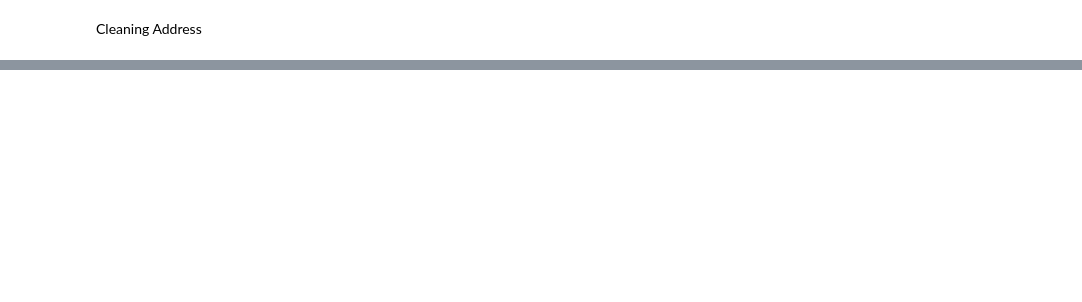
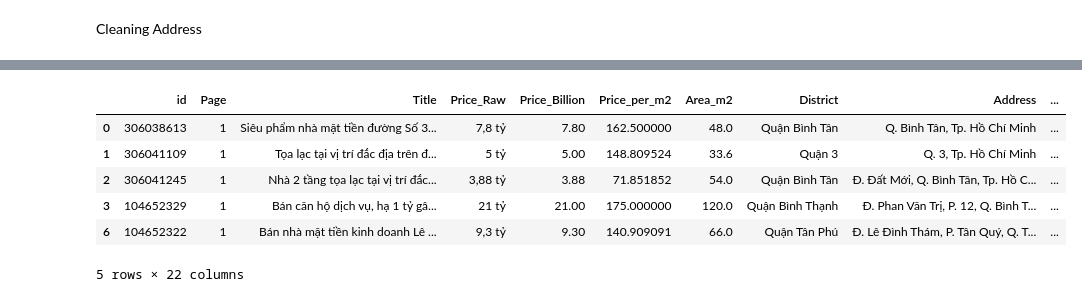
Before and after one commit to MinhTruc09/Predicting-House-Prices-TPHCM, a Jupyter notebook: notebooks/00_datacleaning.ipynb, the cells around one changed output, grey strips where cells are left out. Cells and saved outputs as stored; diff of their text form; code cells hidden in the pictures; blank space fills up the shorter version.

```diff
--- a/notebooks/00_datacleaning.ipynb
+++ b/notebooks/00_datacleaning.ipynb
@@ -227,7 +322,7 @@ def drop_missing_bed_toilet(df):
     print(f"Dropped      : {before - len(df)}")
     return df
 # %%
-df = df_raw.copy()
+
 
 df = clean_price(df)
 df = clean_area(df)
@@ -486,3 +583,13 @@ Số dòng vẫn còn trống: 120
 # %%
 # 'utf-8-sig' giúp Excel nhận diện đúng tiếng Việt có dấu
 df_fixed.to_csv("../data/cleaned/cleanMey.csv", index=False, encoding='utf-8-sig')
+# %%
+df_fixed.head()
+# %% [output]
+|  | id | Page | Title | Price_Raw | Price_Billion | Price_per_m2 | Area_m2 | District | Address | ... |
+| 0 | 306038613 | 1 | Siêu phẩm nhà mặt tiền đường Số 3... | 7,8 tỷ | 7.80 | 162.500000 | 48.0 | Quận Bình Tân | Q. Bình Tân, Tp. Hồ Chí Minh | ... |
+| 1 | 306041109 | 1 | Tọa lạc tại vị trí đắc địa trên đ... | 5 tỷ | 5.00 | 148.809524 | 33.6 | Quận 3 | Q. 3, Tp. Hồ Chí Minh | ... |
+| 2 | 306041245 | 1 | Nhà 2 tầng tọa lạc tại vị trí đắc... | 3,88 tỷ | 3.88 | 71.851852 | 54.0 | Quận Bình Tân | Đ. Đất Mới, Q. Bình Tân, Tp. Hồ C... | ... |
+| 3 | 104652329 | 1 | Bán căn hộ dịch vụ, hạ 1 tỷ gâ... | 21 tỷ | 21.00 | 175.000000 | 120.0 | Quận Bình Thạnh | Đ. Phan Văn Trị, P. 12, Q. Bình T... | ... |
+| 6 | 104652322 | 1 | Bán nhà mặt tiền kinh doanh Lê ... | 9,3 tỷ | 9.30 | 140.909091 | 66.0 | Quận Tân Phú | Đ. Lê Đình Thám, P. Tân Quý, Q. T... | ... |
+5 rows × 22 columns
```
Also changed, not shown: parts of 32 cells of this notebook, 8 other files.
